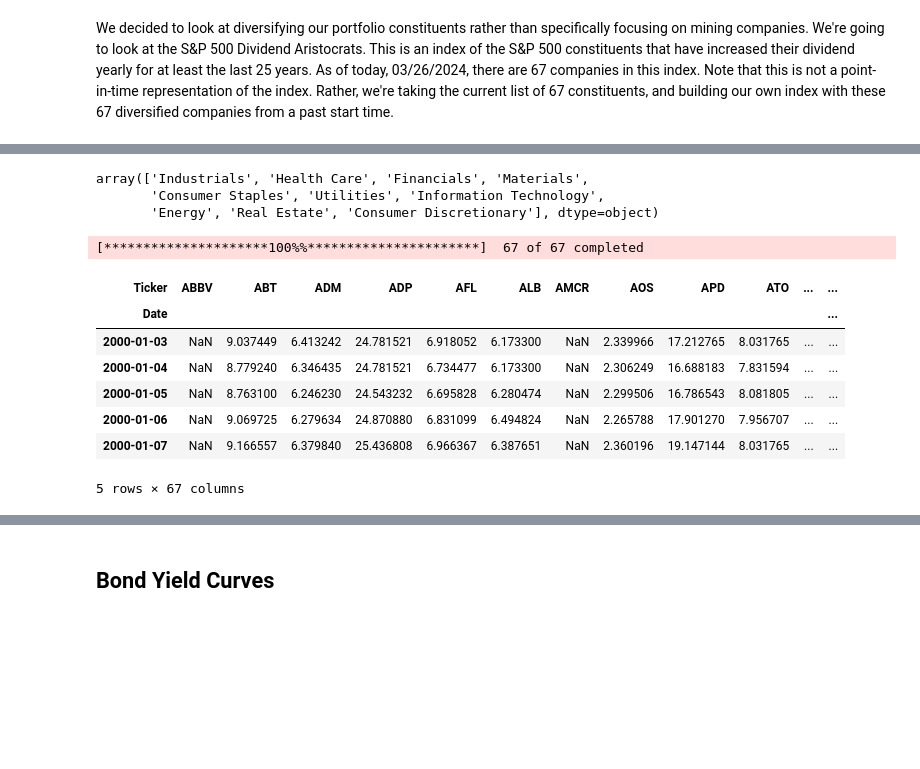
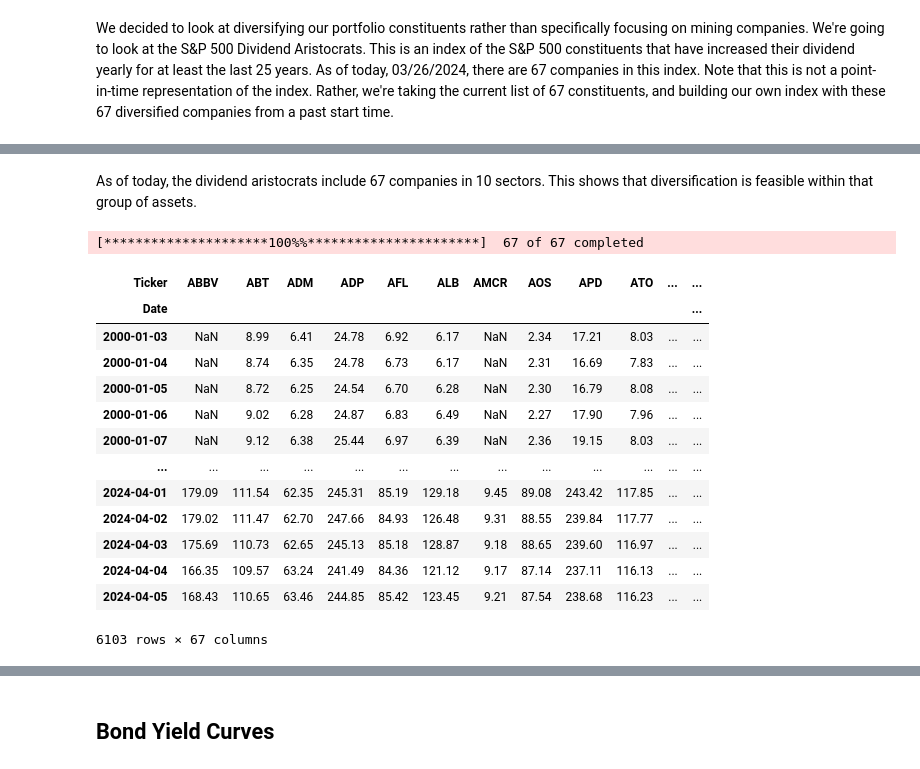
Before and after one commit to pcmendes1973/WQU-Capstone, a Jupyter notebook: Capstone_Code.ipynb, the cells around one changed output, grey strips where cells are left out. Drawn from its saved outputs; the diff is of its cells as text; code cells hidden in the pictures; blank space fills up the shorter version.

```diff
--- a/Capstone_Code.ipynb
+++ b/Capstone_Code.ipynb
@@ -57,18 +43,27 @@ Requirement already satisfied: certifi>=2017.4.17 in /usr/local/lib/python3.10/d
 # %%
 import yfinance as yf
 import pandas as pd
+pd.options.display.float_format = '{:.2f}'.format
 import numpy as np
 import matplotlib
-matplotlib.use('Agg')
+%matplotlib inline
+# matplotlib.use('Agg')
 import matplotlib.pyplot as plt
 import seaborn as sns
 import datetime
 import requests
 import json
-from cvxpy import *
+import random
+import cvxpy
+# from cvxpy import *
 import gym
 from gym.utils import seeding
 from gym import spaces
+import os
+import tensorflow as tf
+from sklearn.preprocessing import StandardScaler, MinMaxScaler
+from sklearn.preprocessing import PolynomialFeatures
+from sklearn.linear_model import LinearRegression
 # %%
 from finrl import config
 from finrl import config_tickers
@@ -92,22 +108,29 @@ tickers = sp_da['Ticker symbol'].str.replace('.', '-').tolist()
-# %%
-sp_da.Sector.unique() # let's look at the different sectors represented in this list...there are 10 --> a decent diversification
-# %% [output]
-array(['Industrials', 'Health Care', 'Financials', 'Materials',
-       'Consumer Staples', 'Utilities', 'Information Technology',
-       'Energy', 'Real Estate', 'Consumer Discretionary'], dtype=object)
+# %% [markdown]
+As of today, the dividend aristocrats include 67 companies in 10 sectors. This shows that diversification is feasible within that group of assets.
 # %%
 start_date = "2000-01-01"
 end_date = "2024-04-07"
 
-data = yf.download(tickers, start=start_date, end=end_date, auto_adjust=True)['Close']
-data.head()
+data = yf.download(
+    tickers,
+    start=start_date,
+    end=end_date,
+    auto_adjust=True)['Close']
+
+data
 # %% [output]
 [*********************100%%**********************]  67 of 67 completed
 | Ticker | ABBV | ABT | ADM | ADP | AFL | ALB | AMCR | AOS | APD | ATO | ... | ... |
 | Date |  |  |  |  |  |  |  |  |  |  |  | ... |
-| 2000-01-03 | NaN | 9.037449 | 6.413242 | 24.781521 | 6.918052 | 6.173300 | NaN | 2.339966 | 17.212765 | 8.031765 | ... | ... |
-| 2000-01-04 | NaN | 8.779240 | 6.346435 | 24.781521 | 6.734477 | 6.173300 | NaN | 2.306249 | 16.688183 | 7.831594 | ... | ... |
-| 2000-01-05 | NaN | 8.763100 | 6.246230 | 24.543232 | 6.695828 | 6.280474 | NaN | 2.299506 | 16.786543 | 8.081805 | ... | ... |
-| 2000-01-06 | NaN | 9.069725 | 6.279634 | 24.870880 | 6.831099 | 6.494824 | NaN | 2.265788 | 17.901270 | 7.956707 | ... | ... |
-| 2000-01-07 | NaN | 9.166557 | 6.379840 | 25.436808 | 6.966367 | 6.387651 | NaN | 2.360196 | 19.147144 | 8.031765 | ... | ... |
+| 2000-01-03 | NaN | 8.99 | 6.41 | 24.78 | 6.92 | 6.17 | NaN | 2.34 | 17.21 | 8.03 | ... | ... |
+| 2000-01-04 | NaN | 8.74 | 6.35 | 24.78 | 6.73 | 6.17 | NaN | 2.31 | 16.69 | 7.83 | ... | ... |
+| 2000-01-05 | NaN | 8.72 | 6.25 | 24.54 | 6.70 | 6.28 | NaN | 2.30 | 16.79 | 8.08 | ... | ... |
+| 2000-01-06 | NaN | 9.02 | 6.28 | 24.87 | 6.83 | 6.49 | NaN | 2.27 | 17.90 | 7.96 | ... | ... |
+| 2000-01-07 | NaN | 9.12 | 6.38 | 25.44 | 6.97 | 6.39 | NaN | 2.36 | 19.15 | 8.03 | ... | ... |
+| ... | ... | ... | ... | ... | ... | ... | ... | ... | ... | ... | ... | ... |
+| 2024-04-01 | 179.09 | 111.54 | 62.35 | 245.31 | 85.19 | 129.18 | 9.45 | 89.08 | 243.42 | 117.85 | ... | ... |
+| 2024-04-02 | 179.02 | 111.47 | 62.70 | 247.66 | 84.93 | 126.48 | 9.31 | 88.55 | 239.84 | 117.77 | ... | ... |
+| 2024-04-03 | 175.69 | 110.73 | 62.65 | 245.13 | 85.18 | 128.87 | 9.18 | 88.65 | 239.60 | 116.97 | ... | ... |
+| 2024-04-04 | 166.35 | 109.57 | 63.24 | 241.49 | 84.36 | 121.12 | 9.17 | 87.14 | 237.11 | 116.13 | ... | ... |
+| 2024-04-05 | 168.43 | 110.65 | 63.46 | 244.85 | 85.42 | 123.45 | 9.21 | 87.54 | 238.68 | 116.23 | ... | ... |
-5 rows × 67 columns
+6103 rows × 67 columns
```
Also changed, not shown: parts of 134 cells of this notebook.
